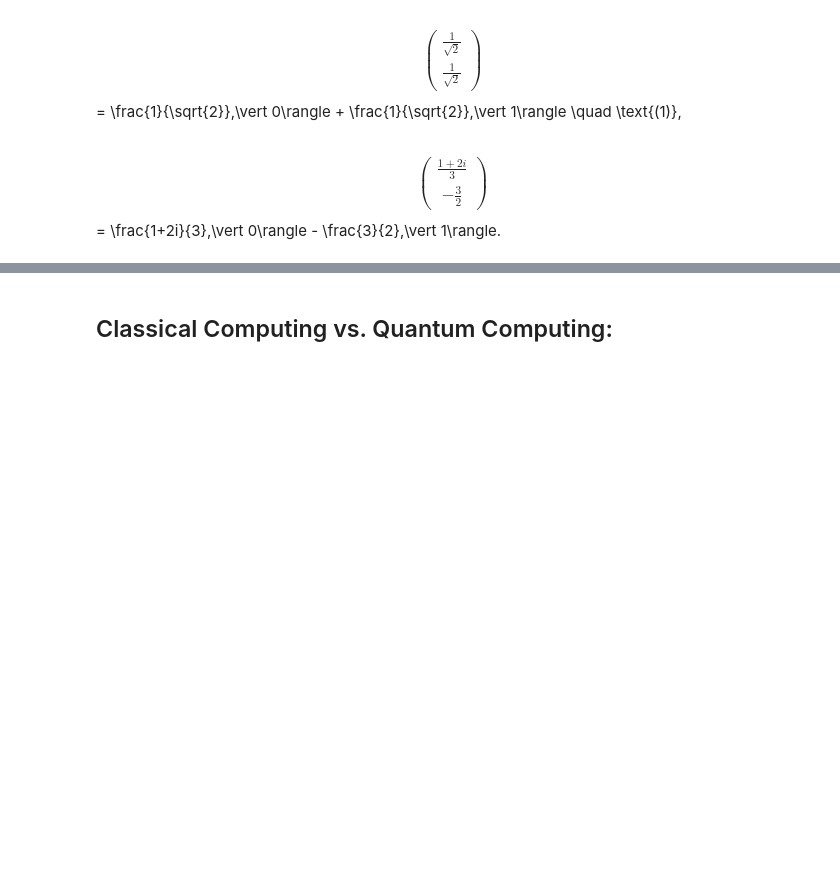
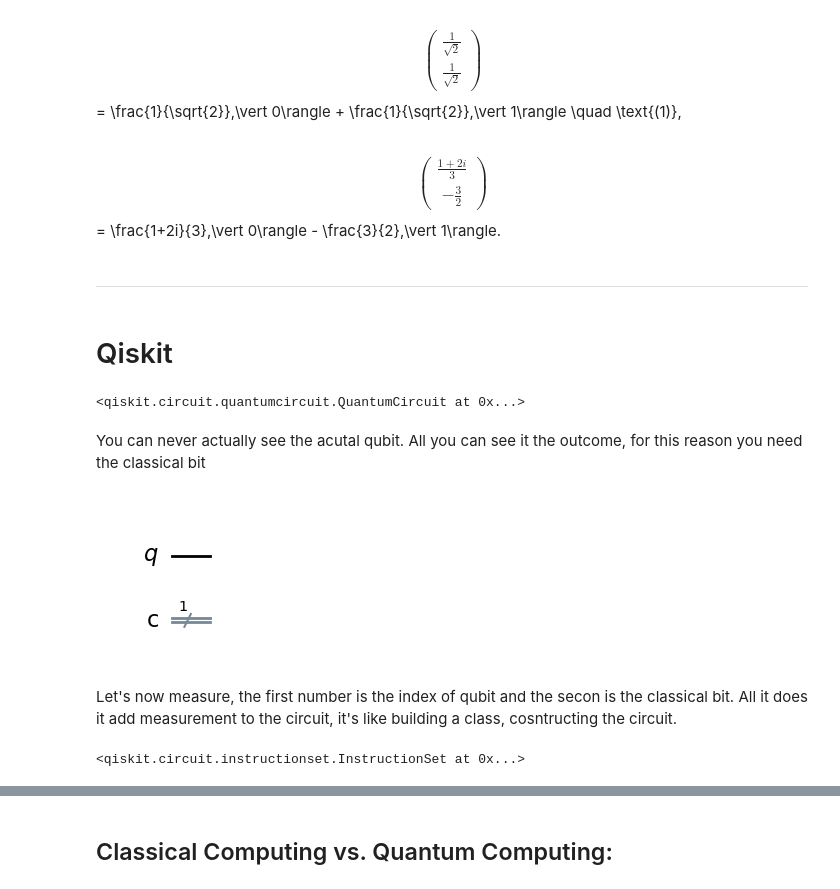
Before and after one commit to rodAlm08/emerging_tech_repo, a Jupyter notebook: project.ipynb, the cells around one changed output, grey strips where cells are left out. Cells and saved outputs as stored; diff of their text form; code cells hidden in the pictures; blank space fills up the shorter version.

```diff
--- a/project.ipynb
+++ b/project.ipynb
@@ -127,3 +130,7 @@ Here are examples of quantum states of a qubit:
 # %% [markdown]
 
 \begin{pmatrix} \frac{1+2i}{3}\\[2mm] -\frac{3}{2} \end{pmatrix} = \frac{1+2i}{3}\,\vert 0\rangle - \frac{3}{2}\,\vert 1\rangle.
+# %% [markdown]
+***
+# %% [markdown]
+# Qiskit
@@ -129,0 +140,18 @@ Here are examples of quantum states of a qubit:
+# %%
+# qc short for quantum circuit with 1 qubit and 1 classical bit
+qc = qiskit.QuantumCircuit(1, 1)
+qc
+# %% [output]
+<qiskit.circuit.quantumcircuit.QuantumCircuit at 0x...>
+# %% [markdown]
+You can never actually see the acutal qubit. All you can see it the outcome, for this reason you need the classical bit
+# %%
+qc.draw(output='mpl')
+# %% [output]
+[figure, added]
+# %% [markdown]
+Let's now measure, the first number is the index of qubit and the secon is the classical bit. All it does it add measurement to the circuit, it's like building a class, cosntructing the circuit.
+# %%
+qc.measure(0, 0)
+# %% [output]
+<qiskit.circuit.instructionset.InstructionSet at 0x...>
```
Also changed, not shown: parts of 19 cells of this notebook, 2 other files.
